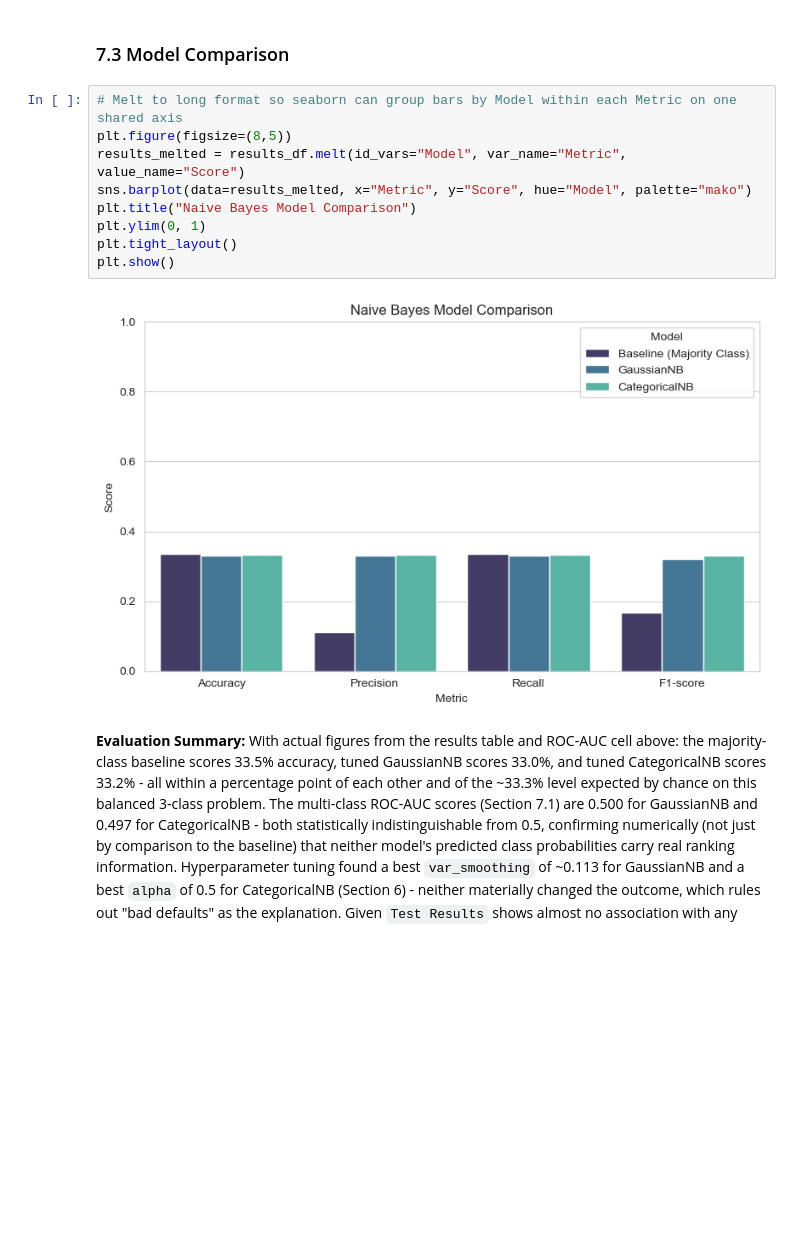
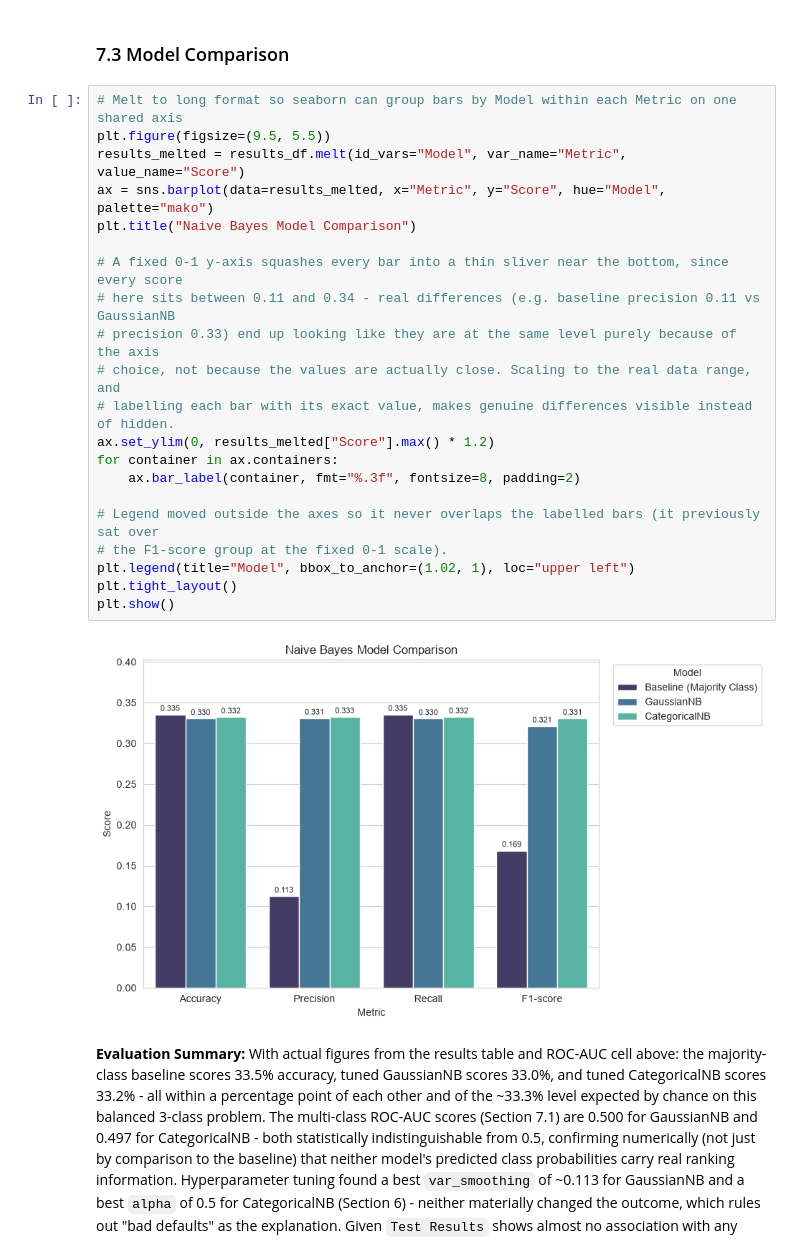
Before and after one commit to CrudusLiv/healthcare-naive-bayes-classifier, a Jupyter notebook: BCS102_Healthcare_NaiveBayes.ipynb, the cells around one changed output. Cells and saved outputs as stored; diff of their text form; blank space fills up the shorter version.

```diff
--- a/BCS102_Healthcare_NaiveBayes.ipynb
+++ b/BCS102_Healthcare_NaiveBayes.ipynb
@@ -796,15 +888,27 @@ plt.show()
 ### 7.3 Model Comparison
 # %%
 # Melt to long format so seaborn can group bars by Model within each Metric on one shared axis
-plt.figure(figsize=(8,5))
+plt.figure(figsize=(9.5, 5.5))
 results_melted = results_df.melt(id_vars="Model", var_name="Metric", value_name="Score")
-sns.barplot(data=results_melted, x="Metric", y="Score", hue="Model", palette="mako")
+ax = sns.barplot(data=results_melted, x="Metric", y="Score", hue="Model", palette="mako")
 plt.title("Naive Bayes Model Comparison")
-plt.ylim(0, 1)
+
+# A fixed 0-1 y-axis squashes every bar into a thin sliver near the bottom, since every score
+# here sits between 0.11 and 0.34 - real differences (e.g. baseline precision 0.11 vs GaussianNB
+# precision 0.33) end up looking like they are at the same level purely because of the axis
+# choice, not because the values are actually close. Scaling to the real data range, and
+# labelling each bar with its exact value, makes genuine differences visible instead of hidden.
+ax.set_ylim(0, results_melted["Score"].max() * 1.2)
+for container in ax.containers:
+    ax.bar_label(container, fmt="%.3f", fontsize=8, padding=2)
+
+# Legend moved outside the axes so it never overlaps the labelled bars (it previously sat over
+# the F1-score group at the fixed 0-1 scale).
+plt.legend(title="Model", bbox_to_anchor=(1.02, 1), loc="upper left")
 plt.tight_layout()
 plt.show()
 # %% [output]
-[figure, old version]
+[figure, new version]
 # %% [markdown]
 **Evaluation Summary:**
 With actual figures from the results table and ROC-AUC cell above: the majority-class baseline
```
Also changed, not shown: parts of 8 cells of this notebook, 3 other files.
